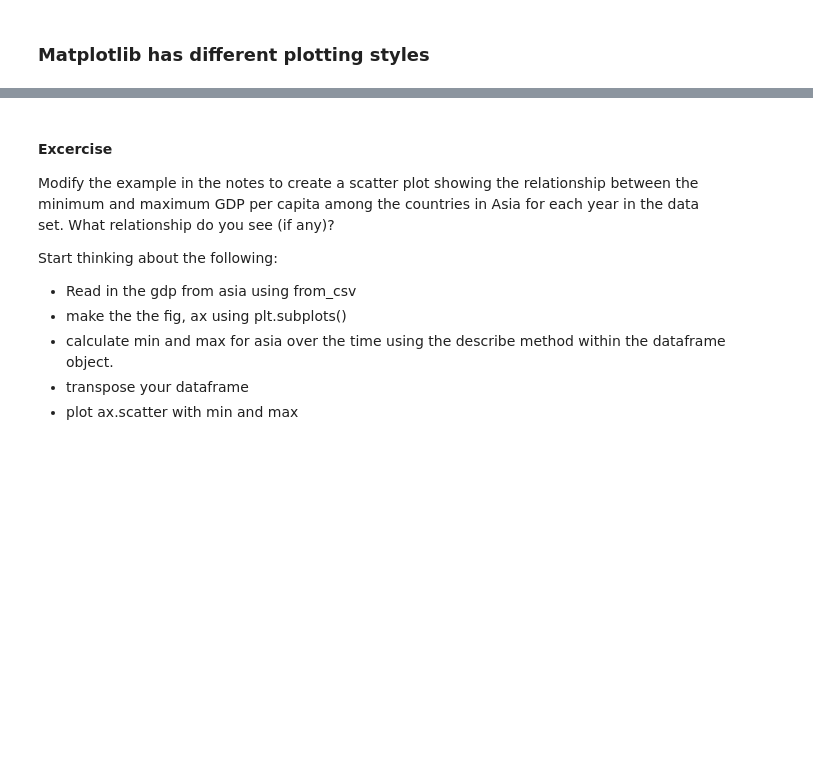
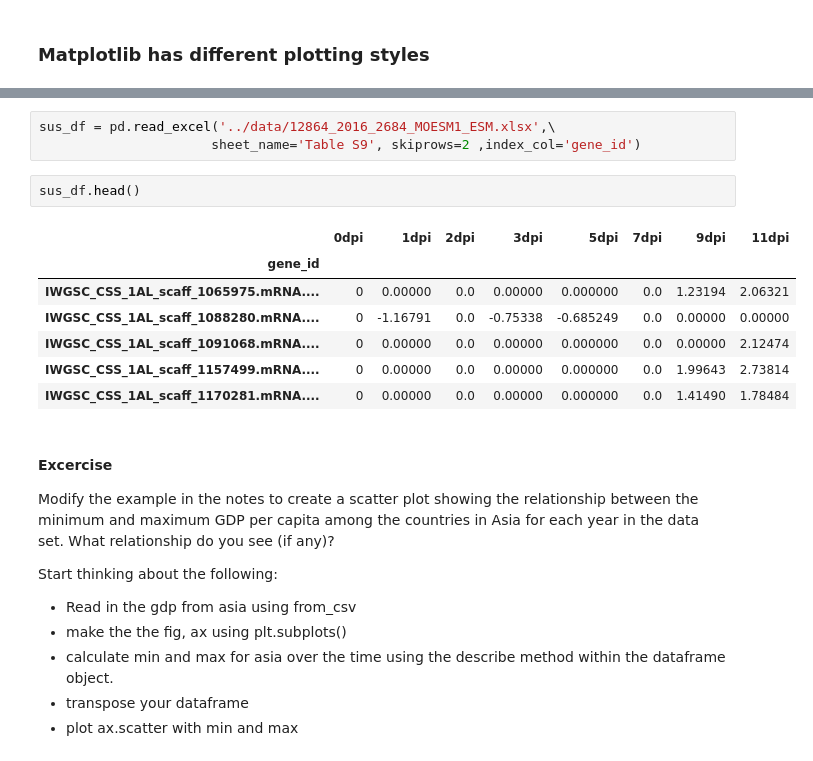
Before and after one commit to BenjaminSchwessinger/20191130_ANU, a Jupyter notebook: notebooks/20191202_python_plotting.ipynb, the cells around one changed output, grey strips where cells are left out. Saved outputs shown, nothing was run; the diff lists cells and outputs as text; blank space fills up the shorter version.

```diff
--- a/notebooks/20191202_python_plotting.ipynb
+++ b/notebooks/20191202_python_plotting.ipynb
@@ -138,3 +189,16 @@ ax.tick_params(axis='y', labelsize=20)
+# %%
+sus_df = pd.read_excel('../data/12864_2016_2684_MOESM1_ESM.xlsx',\
+                      sheet_name='Table S9', skiprows=2 ,index_col='gene_id')
+# %%
+sus_df.head()
+# %% [output]
+|  | 0dpi | 1dpi | 2dpi | 3dpi | 5dpi | 7dpi | 9dpi | 11dpi |
+| gene_id |  |  |  |  |  |  |  |  |
+| IWGSC_CSS_1AL_scaff_1065975.mRNA.... | 0 | 0.00000 | 0.0 | 0.00000 | 0.000000 | 0.0 | 1.23194 | 2.06321 |
+| IWGSC_CSS_1AL_scaff_1088280.mRNA.... | 0 | -1.16791 | 0.0 | -0.75338 | -0.685249 | 0.0 | 0.00000 | 0.00000 |
+| IWGSC_CSS_1AL_scaff_1091068.mRNA.... | 0 | 0.00000 | 0.0 | 0.00000 | 0.000000 | 0.0 | 0.00000 | 2.12474 |
+| IWGSC_CSS_1AL_scaff_1157499.mRNA.... | 0 | 0.00000 | 0.0 | 0.00000 | 0.000000 | 0.0 | 1.99643 | 2.73814 |
+| IWGSC_CSS_1AL_scaff_1170281.mRNA.... | 0 | 0.00000 | 0.0 | 0.00000 | 0.000000 | 0.0 | 1.41490 | 1.78484 |
 # %% [markdown]
 #### Excercise
 Modify the example in the notes to create a scatter plot showing the relationship between the minimum and maximum GDP per capita among the countries in Asia for each year in the data set. What relationship do you see (if any)?
```
Also changed, not shown: parts of 15 cells of this notebook.
